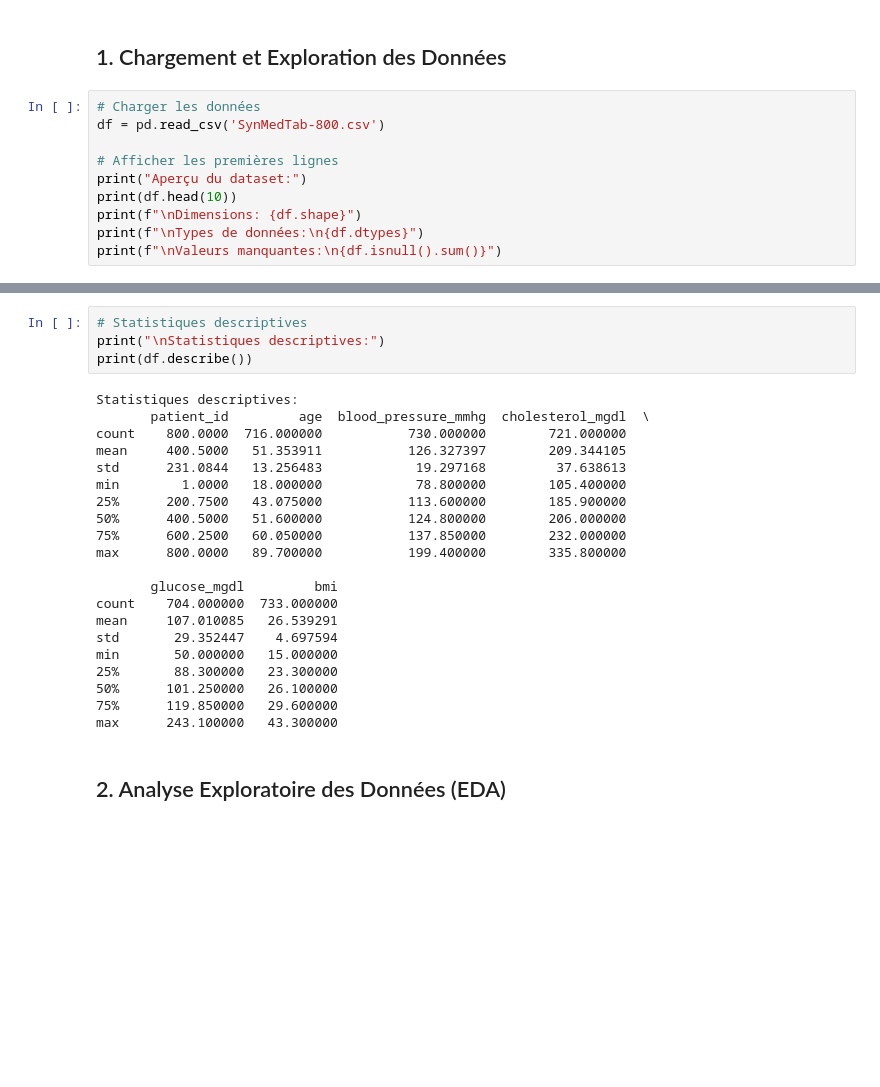
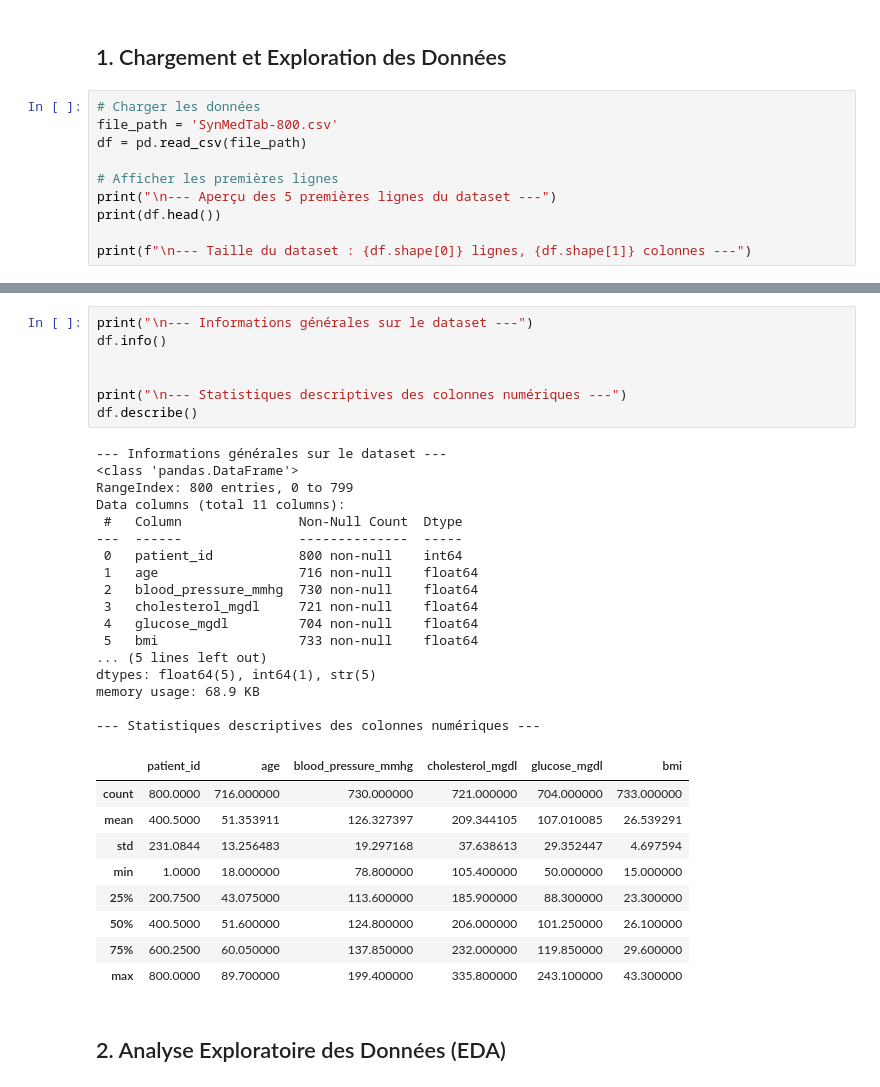
Before and after one commit to 18Nilsou/Modelisation_et_resolution_de_problemes_basees_sur_l_apprentissage_automatique, a Jupyter notebook: TP.ipynb, the cells around one changed output, grey strips where cells are left out. Saved outputs shown, nothing was run; the diff lists cells and outputs as text; blank space fills up the shorter version.

```diff
--- a/TP.ipynb
+++ b/TP.ipynb
@@ -26,12 +26,12 @@ plt.rcParams['figure.figsize'] = (12, 6)
 ## 1. Chargement et Exploration des Données
 # %%
 # Charger les données
-df = pd.read_csv('SynMedTab-800.csv')
+file_path = 'SynMedTab-800.csv'
+df = pd.read_csv(file_path)
 
 # Afficher les premières lignes
-print("Aperçu du dataset:")
-print(df.head(10))
-print(f"\nDimensions: {df.shape}")
-print(f"\nTypes de données:\n{df.dtypes}")
-print(f"\nValeurs manquantes:\n{df.isnull().sum()}")
+print("\n--- Aperçu des 5 premières lignes du dataset ---")
+print(df.head())
+
+print(f"\n--- Taille du dataset : {df.shape[0]} lignes, {df.shape[1]} colonnes ---")
 # %% [output]
@@ -55,28 +78,37 @@ dtype: int64
 # %%
-# Statistiques descriptives
-print("\nStatistiques descriptives:")
-print(df.describe())
+print("\n--- Informations générales sur le dataset ---")
+df.info()
+
+
+print("\n--- Statistiques descriptives des colonnes numériques ---")
+df.describe()
 # %% [output]
-Statistiques descriptives:
-       patient_id         age  blood_pressure_mmhg  cholesterol_mgdl  \
-count    800.0000  716.000000           730.000000        721.000000
-mean     400.5000   51.353911           126.327397        209.344105
-std      231.0844   13.256483            19.297168         37.638613
-min        1.0000   18.000000            78.800000        105.400000
-25%      200.7500   43.075000           113.600000        185.900000
-50%      400.5000   51.600000           124.800000        206.000000
-75%      600.2500   60.050000           137.850000        232.000000
-max      800.0000   89.700000           199.400000        335.800000
+--- Informations générales sur le dataset ---
+<class 'pandas.DataFrame'>
+RangeIndex: 800 entries, 0 to 799
+Data columns (total 11 columns):
+ #   Column               Non-Null Count  Dtype
+---  ------               --------------  -----
+ 0   patient_id           800 non-null    int64
+ 1   age                  716 non-null    float64
+ 2   blood_pressure_mmhg  730 non-null    float64
+ 3   cholesterol_mgdl     721 non-null    float64
+ 4   glucose_mgdl         704 non-null    float64
+ 5   bmi                  733 non-null    float64
+... (5 lines left out)
+dtypes: float64(5), int64(1), str(5)
+memory usage: 68.9 KB
 
-       glucose_mgdl         bmi
-count    704.000000  733.000000
-mean     107.010085   26.539291
-std       29.352447    4.697594
-min       50.000000   15.000000
-25%       88.300000   23.300000
-50%      101.250000   26.100000
-75%      119.850000   29.600000
-max      243.100000   43.300000
+--- Statistiques descriptives des colonnes numériques ---
+|  | patient_id | age | blood_pressure_mmhg | cholesterol_mgdl | glucose_mgdl | bmi |
+| count | 800.0000 | 716.000000 | 730.000000 | 721.000000 | 704.000000 | 733.000000 |
+| mean | 400.5000 | 51.353911 | 126.327397 | 209.344105 | 107.010085 | 26.539291 |
+| std | 231.0844 | 13.256483 | 19.297168 | 37.638613 | 29.352447 | 4.697594 |
+| min | 1.0000 | 18.000000 | 78.800000 | 105.400000 | 50.000000 | 15.000000 |
+| 25% | 200.7500 | 43.075000 | 113.600000 | 185.900000 | 88.300000 | 23.300000 |
+| 50% | 400.5000 | 51.600000 | 124.800000 | 206.000000 | 101.250000 | 26.100000 |
+| 75% | 600.2500 | 60.050000 | 137.850000 | 232.000000 | 119.850000 | 29.600000 |
+| max | 800.0000 | 89.700000 | 199.400000 | 335.800000 | 243.100000 | 43.300000 |
 # %% [markdown]
 ## 2. Analyse Exploratoire des Données (EDA)
 # %%
```
Also changed, not shown: parts of 6 cells of this notebook.
